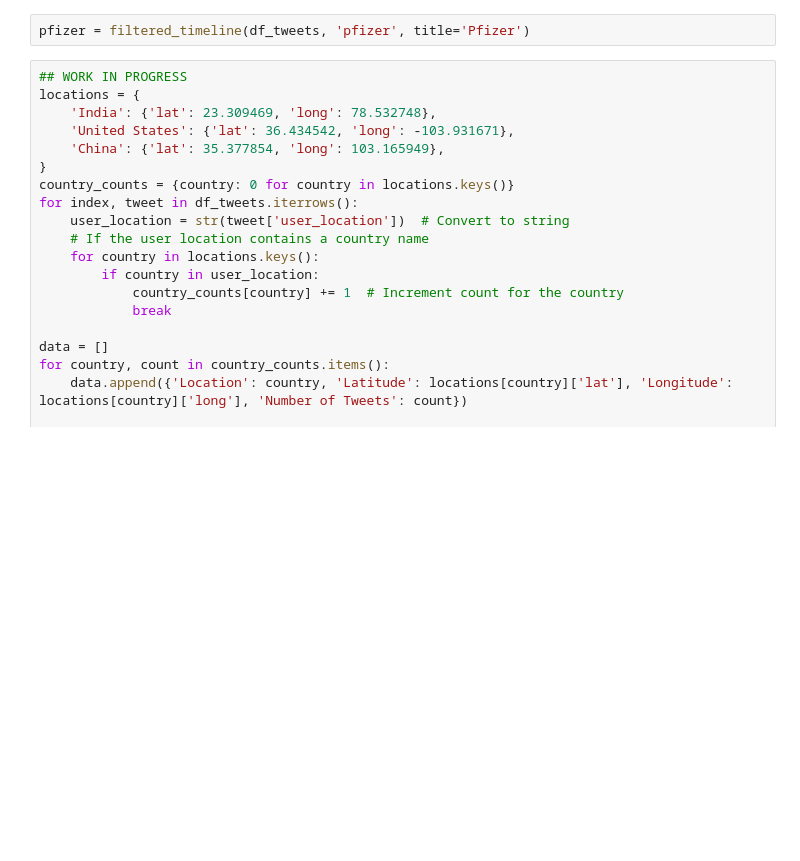
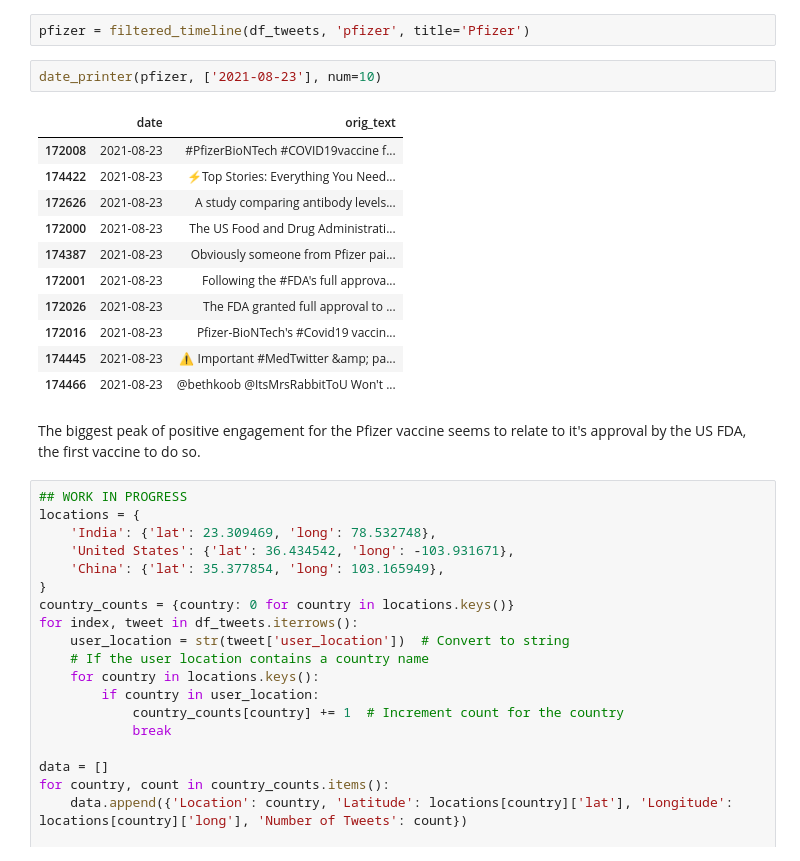
Before and after one commit to oliveira002/FEUP-CAC, a Jupyter notebook: notebook.ipynb, the cells around one changed output. Cells and saved outputs as stored; diff of their text form; blank space fills up the shorter version.

```diff
--- a/notebook.ipynb
+++ b/notebook.ipynb
@@ -668,6 +682,22 @@ date_printer(sputnik, dates, num=5)
 #### Pfizer
 # %%
 pfizer = filtered_timeline(df_tweets, 'pfizer', title='Pfizer')
+# %%
+date_printer(pfizer, ['2021-08-23'], num=10)
+# %% [output]
+|  | date | orig_text |
+| 172008 | 2021-08-23 | #PfizerBioNTech #COVID19vaccine f... |
+| 174422 | 2021-08-23 | ⚡Top Stories: Everything You Need... |
+| 172626 | 2021-08-23 | A study comparing antibody levels... |
+| 172000 | 2021-08-23 | The US Food and Drug Administrati... |
+| 174387 | 2021-08-23 | Obviously someone from Pfizer pai... |
+| 172001 | 2021-08-23 | Following the #FDA's full approva... |
+| 172026 | 2021-08-23 | The FDA granted full approval to ... |
+| 172016 | 2021-08-23 | Pfizer-BioNTech's #Covid19 vaccin... |
+| 174445 | 2021-08-23 | ⚠️ Important #MedTwitter &amp; pa... |
+| 174466 | 2021-08-23 | @bethkoob @ItsMrsRabbitToU Won't ... |
+# %% [markdown]
+The biggest peak of positive engagement for the Pfizer vaccine seems to relate to it's approval by the US FDA, the first vaccine to do so.
 # %%
 ## WORK IN PROGRESS
 locations = {
```
Also changed, not shown: parts of 7 cells of this notebook.
